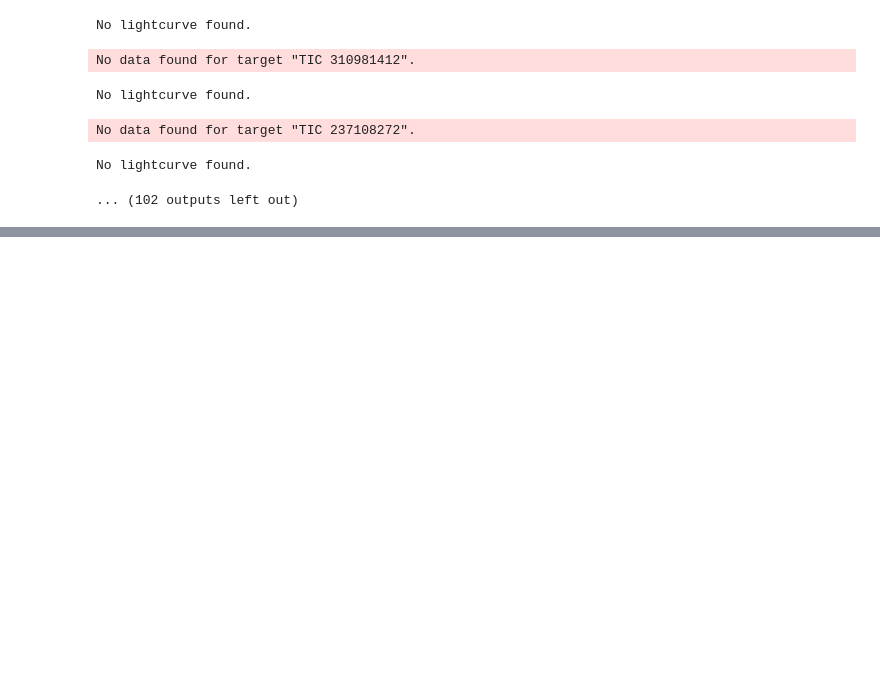
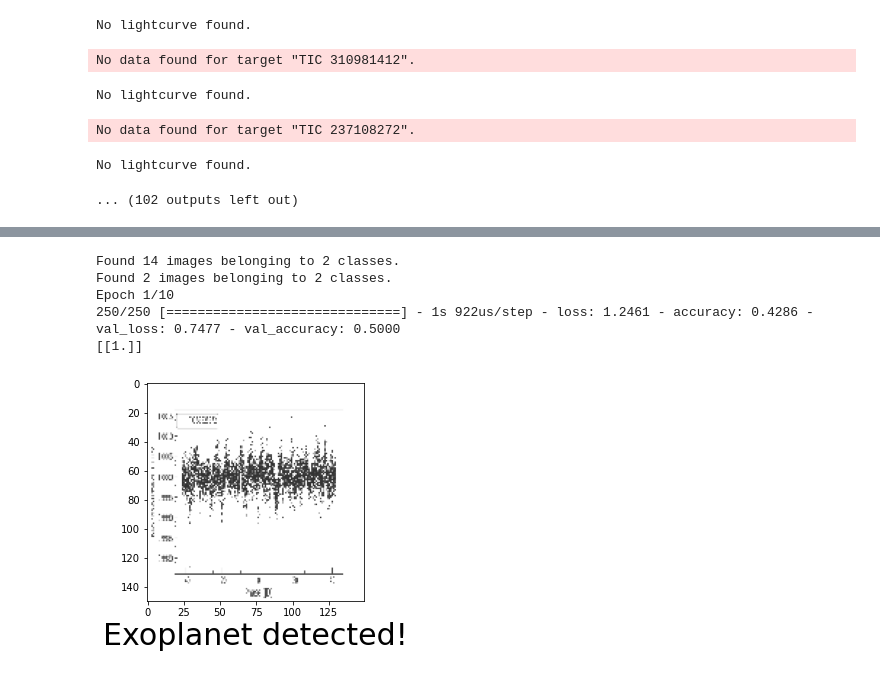
Before and after one commit to quasoph/exomagpy, a Jupyter notebook: planetai.ipynb, the cells around one changed output, grey strips where cells are left out. Cells and saved outputs as stored; diff of their text form; code cells hidden in the pictures; blank space fills up the shorter version.

```diff
--- a/planetai.ipynb
+++ b/planetai.ipynb
@@ -179,17 +180,19 @@ plot_and_save(lc_test_binned,test_plot_dir,"/lc_testplot.png",0)
 
 train = ImageDataGenerator(rescale=1/255)
 test = ImageDataGenerator(rescale=1/255)
+batchsize = 7
+trainplots = "./lightcurvePLOTS/"
 
 train_ds = train.flow_from_directory(
-    os.path.abspath(lc_exo_plots),
-    target_size=(150,150), # maybe change target size? check file structure is correct
-    batch_size = 32,
+    os.path.abspath(trainplots),
+    target_size=(150,150),
+    batch_size = batchsize,
     class_mode = 'binary')
 
 test_ds = test.flow_from_directory(
     os.path.abspath(test_plot_dir),
     target_size=(150,150),
-    batch_size = 32,
+    batch_size = batchsize,
     class_mode = 'binary')
 
 # BUILD CNN MODEL
@@ -214,32 +217,39 @@ model.add(keras.layers.Dense(512,activation="relu"))
 
 model.add(keras.layers.Dense(1,activation="sigmoid"))
 
 model.compile(optimizer="adam",loss="binary_crossentropy",metrics=["accuracy"])
 
 # TRAIN DATA
 
-model.fit_generator(
+model.fit(
     train_ds,
     steps_per_epoch = 250,
     epochs = 10,
     validation_data = test_ds
 )
 
 # PREDICTIONS (FUNCTION)
 
 def predictExo(filename):
     img = image.load_img(filename,target_size=(150,150))
     plt.imshow(img)
 
     Y = image.img_to_array(img)
     X = np.expand_dims(Y,axis=0)
 
     val = model.predict(X)
     print(val)
 
     if val == 1:
         plt.xlabel("Exoplanet detected!",fontsize=30)
     elif val == 0:
         plt.xlabel("No exoplanet detected.",fontsize=30)
 
-predictExo(lc_test)
+predictExo(os.path.join(os.path.abspath(test_plot_dir),"valid_exoplanets","lc_testplot.png"))
+# %% [output]
+Found 14 images belonging to 2 classes.
+Found 2 images belonging to 2 classes.
+Epoch 1/10
+250/250 [==============================] - 1s 922us/step - loss: 1.2461 - accuracy: 0.4286 - val_loss: 0.7477 - val_accuracy: 0.5000
+[[1.]]
+[figure, added]
```
Also changed, not shown: parts of 2 cells of this notebook, 9 other files.
